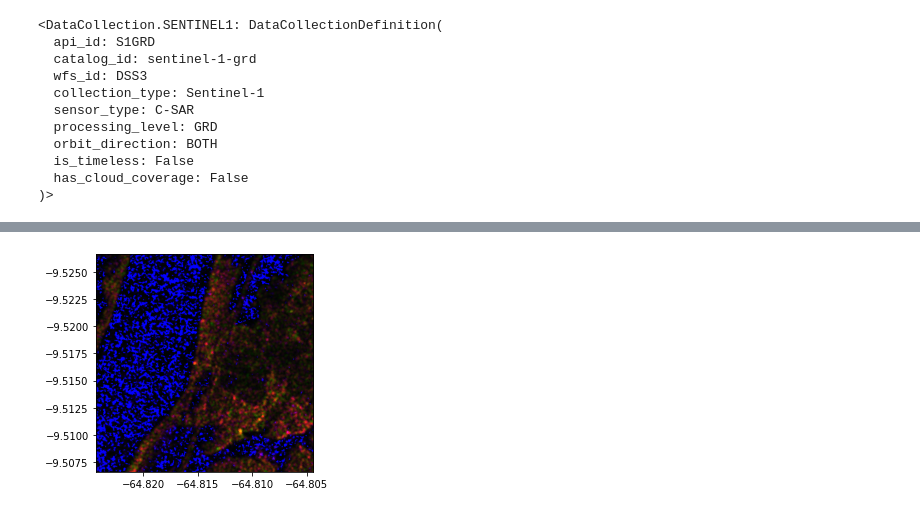
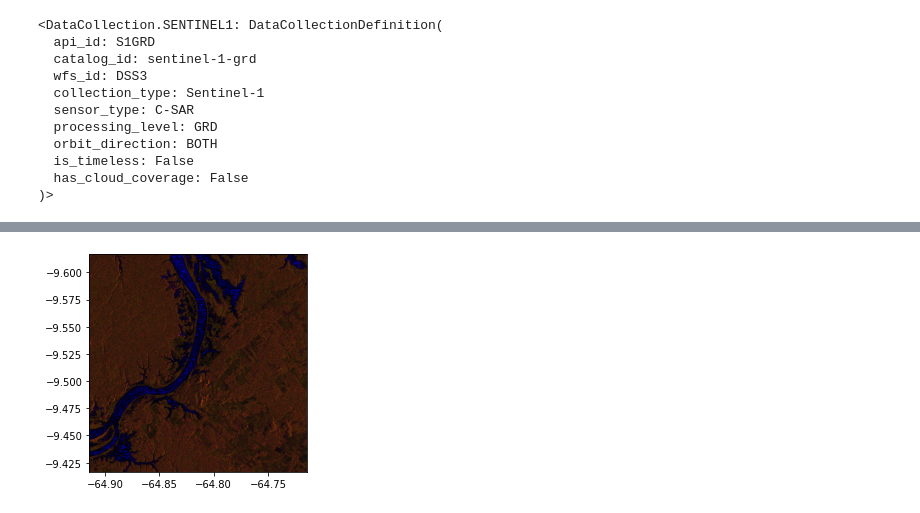
Before and after one commit to julianl092/amazon-barge-detection, a Jupyter notebook: data-collection/sentinel_1_pull_and_tile.ipynb, the cells around one changed output, grey strips where cells are left out. Cells and saved outputs as stored; diff of their text form; code cells hidden in the pictures.

```diff
--- a/data-collection/sentinel_1_pull_and_tile.ipynb
+++ b/data-collection/sentinel_1_pull_and_tile.ipynb
@@ -103,6 +120,7 @@ DataCollection.SENTINEL3_SLSTR
 # %%
 # Read geojson file
 
+import cv2
 import rasterio
 from rasterio.plot import show
 
@@ -111,8 +129,11 @@ from rasterio.transform import Affine
 import geopandas as gpd
 
 from shapely.geometry import mapping, Point, Polygon
+from shapely.ops import cascaded_union
 from rasterio.mask import mask
 from rasterio.plot import reshape_as_image
+from rasterio.features import rasterize
+from shapely.ops import transform
 
 # import geojson
 # geojson_file_name = 'mutum-parana-aoi-2.geojson'
@@ -126,35 +147,37 @@ from rasterio.plot import reshape_as_image
 # print(features['geometry']['coordinates'])
 # coords = features['geometry']['coordinates']
 
+def poly_from_utm(polygon, transform):
+    poly_pts = []
+
+    # Make a polygon from multipolygon
+    poly = cascaded_union(polygon)
+    for i in np.array(poly.exterior.coords):
+        # Transform polygon to image crs, using raster meta
+        poly_pts.append(~transform * tuple(i))
+
+    # Make a shapely Polygon object
+    new_poly = Polygon(poly_pts)
+    return new_poly
+
+
 evalscript = """
     //VERSION=3
 
     return [VV, 2 * VH, VV / VH / 100.0, dataMask]
 """
 
-time_intervals = [('2021-02-19', '2021-02-24'), ('2021-03-25', '2021-03-27')]
+# time_intervals = [('2021-02-19', '2021-02-24'), ('2021-03-25', '2021-03-27')]
+# time_intervals = [('2021-02-19', '2021-02-24'), ('2021-03-25', '2021-03-27')]
+time_intervals = [('2021-02-19', '2021-02-24')]
 
 coords = [[[-64.81439, -9.516611]]]
 
-long_half_width = 0.01
-lat_half_width = 0.01
-
-'''
-9.620842°
-64.94333°
-
-9.618517
-64.942
-
-9.516611°
-64.81439°
-
-9.517417°
- 64.81469°
-'''
+long_half_width = 0.1
+lat_half_width = 0.1
 
 geojson_file_name = 'porto-velho-madeira-aoi.geojson'
-geojson_file_path = os.path.join(dir_path, 'geojson/Search AOIs/' + geojson_file_name)
+geojson_file_path = os.path.join(dir_path, 'geojson/search-AOIs/' + geojson_file_name)
 train_df = gpd.read_file(geojson_file_path)
 
 for time_interval in time_intervals:
@@ -167,7 +190,8 @@ for time_interval in time_intervals:
         bbox = BBox([long_corner-long_half_width, lat_corner-lat_half_width,
                      long_corner+long_half_width, lat_corner+lat_half_width], crs=CRS.WGS84)
         print('bbox', bbox)
-        bbox_size = (500, 500)
+        bbox_length = 500.0
+        bbox_size = (bbox_length, bbox_length)
 
         request = SentinelHubRequest(
             evalscript=evalscript,
@@ -188,7 +212,9 @@ for time_interval in time_intervals:
         image = request.get_data()[0]
 #         print('image', image)
 
-        res = (long_half_width*2) / 500.0
+        res = (long_half_width*2) / 500
+        print('res', res)
+#         transform = Affine.translation(coord[0] - long_half_width, coord[1] + lat_half_width) * Affine.scale(res, -res)
         transform = Affine.translation(coord[0] - long_half_width, coord[1] - lat_half_width) * Affine.scale(res, res)
 
         time_interval_path = os.path.join(dir_path, '../data/' + time_interval[0] + '_' + time_interval[1])
@@ -219,14 +245,41 @@ for time_interval in time_intervals:
         show(img)
 
         # Crop image based on geojson
+#         for num, row in train_df.iterrows():
+#             print('row', row)
+#             src = rasterio.open(image_path, 'r')
+#             masked_image, out_transform = mask(src, [mapping(row['geometry'])], crop=True, nodata=0)
+#             img_image = reshape_as_image(masked_image)
+#             img_path = os.path.join(time_interval_path, image_name + '_cropped' + '.png')
+#             img_image = cv2.cvtColor(img_image, cv2.COLOR_RGB2BGR)
+#             cv2.imwrite(img_path, img_image)
+
+#         transform = Affine.translation(coord[0] - long_half_width, coord[1] - lat_half_width) * Affine.scale(res, res)
+#         transform = Affine.translation(0,0) * Affine.scale(1, 1)
+
+#         print('transform', transform)
+        poly_shp = []
         for num, row in train_df.iterrows():
-            print('row', row)
-            src = rasterio.open(image_path, 'r')
-            masked_image, out_transform = mask(src, [mapping(row['geometry'])], crop=True, nodata=0)
-            img_image = reshape_as_image(masked_image)
-            img_path = os.path.join(time_interval_path, image_name + '_cropped' + '.png')
-            img_image = cv2.cvtColor(img_image, cv2.COLOR_RGB2BGR)
-            cv2.imwrite(img_path, img_image)
+            if row['geometry'].geom_type == 'Polygon':
+                poly = poly_from_utm(row['geometry'], img.meta['transform'])
+#                 poly = poly_from_utm(row['geometry'], transform)
+                poly_shp.append(poly)
+            else:
+                for p in row['geometry']:
+                    poly = poly_from_utm(p, img.meta['transform'])
+#                     poly = poly_from_utm(p, transform)
+                    poly_shp.append(poly)
+
+        print('poly_shp', poly_shp[0].wkt)
+        im_size = (500, 500)
+        mask = rasterize(shapes=poly_shp, out_shape=im_size)
+
+        plt.figure(figsize=(15,15))
+        plt.imshow(mask)
+
+#         img_path = os.path.join(time_interval_path, image_name + '_cropped' + '.png')
+#         img_image = cv2.cvtColor(img_image, cv2.COLOR_RGB2BGR)
+#         cv2.imwrite(img_path, img_image)
 # %% [output]
 x -64.81439
 y -9.516611
@@ -237 +291 @@ BoundingBox(left=-64.82439000000001, bottom=-9.506611, right=-64.80439000000001,
-[figure, old version]
+[figure, new version]
```
Also changed, not shown: parts of 5 cells of this notebook.
